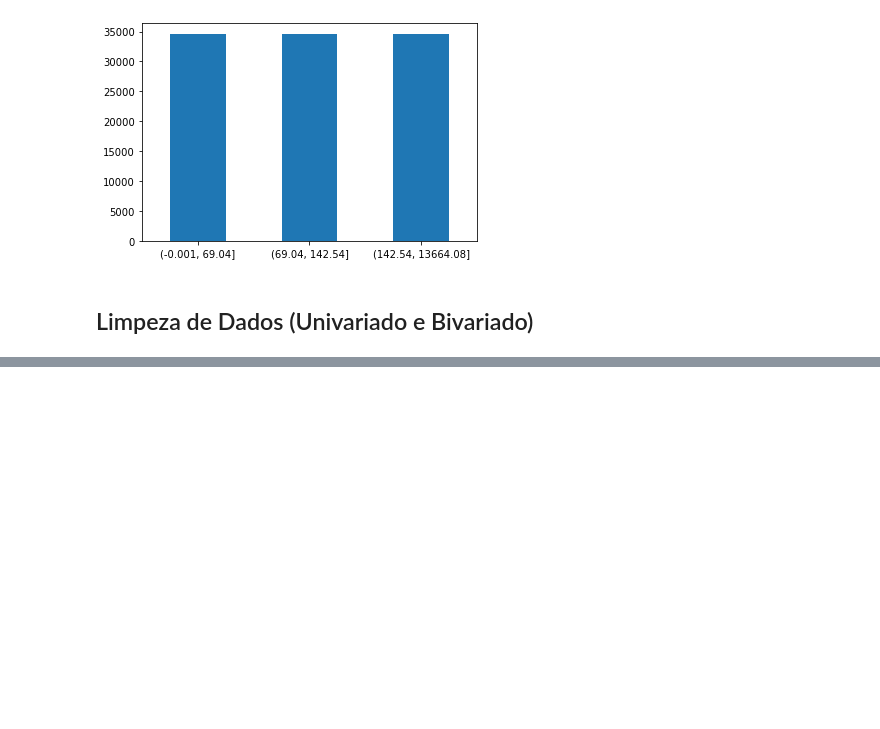
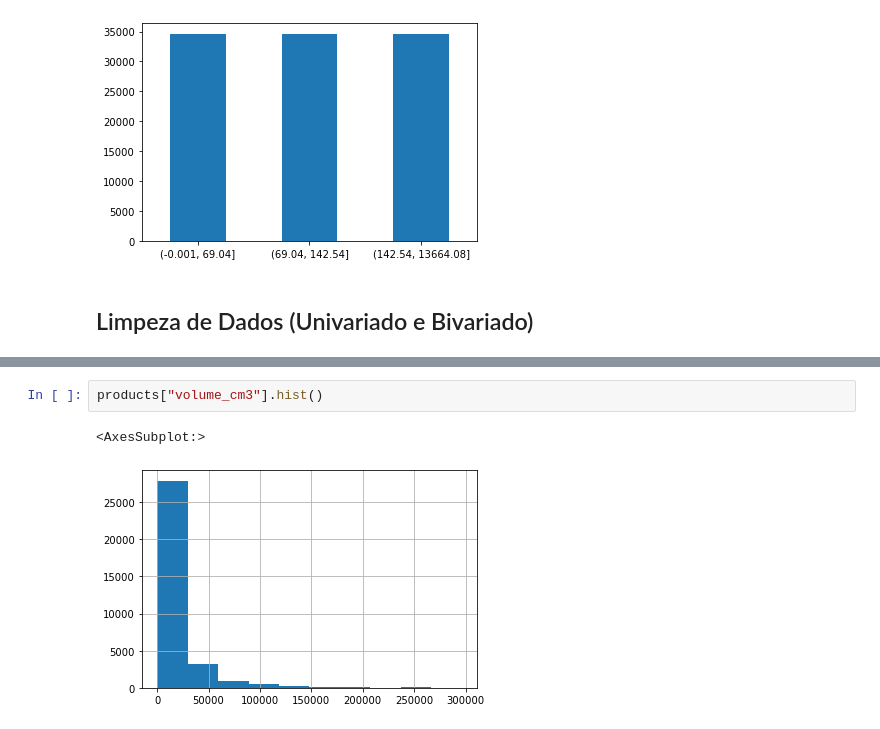
Before and after one commit to maurofalc/intro_data_analysis, a Jupyter notebook: main.ipynb, the cells around one changed output, grey strips where cells are left out. Drawn from its saved outputs; the diff is of its cells as text; blank space fills up the shorter version.

```diff
--- a/main.ipynb
+++ b/main.ipynb
@@ -476,0 +402,5 @@ items.plot.scatter(x="price",y="freight_value")
+# %%
+products["volume_cm3"].hist()
+# %% [output]
+<AxesSubplot:>
+[figure, added]
```
Also changed, not shown: parts of 57 cells of this notebook.
